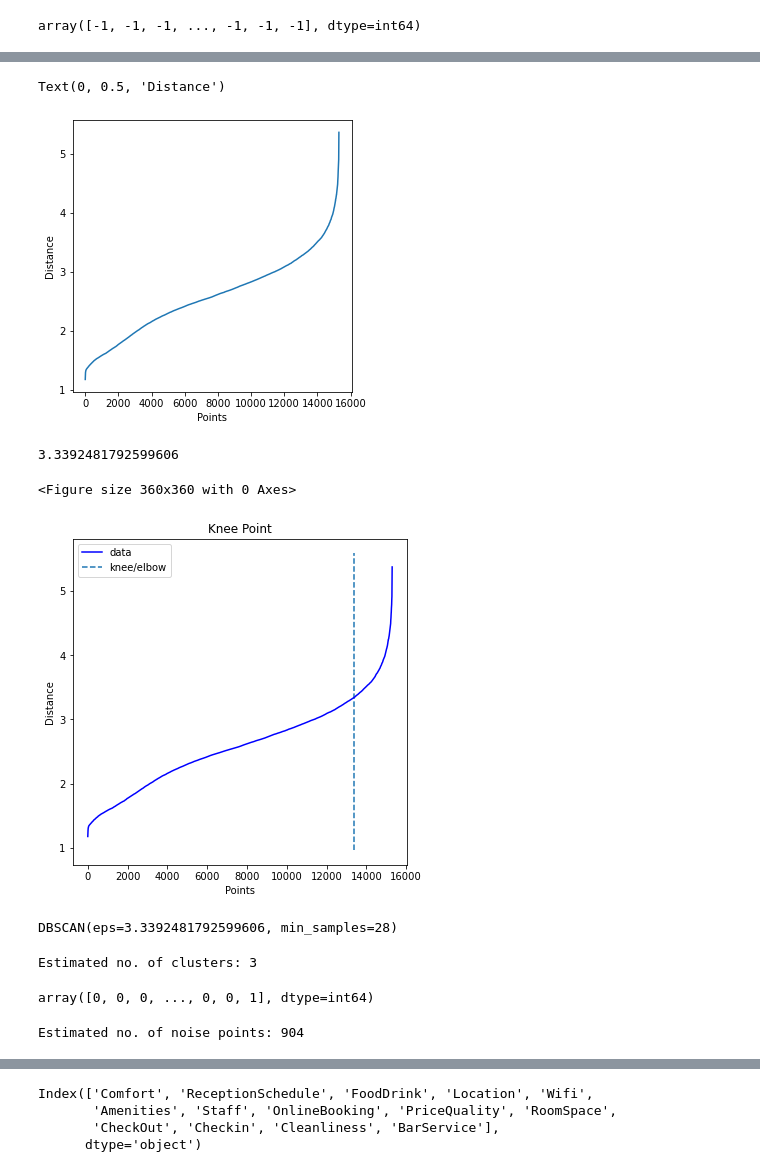
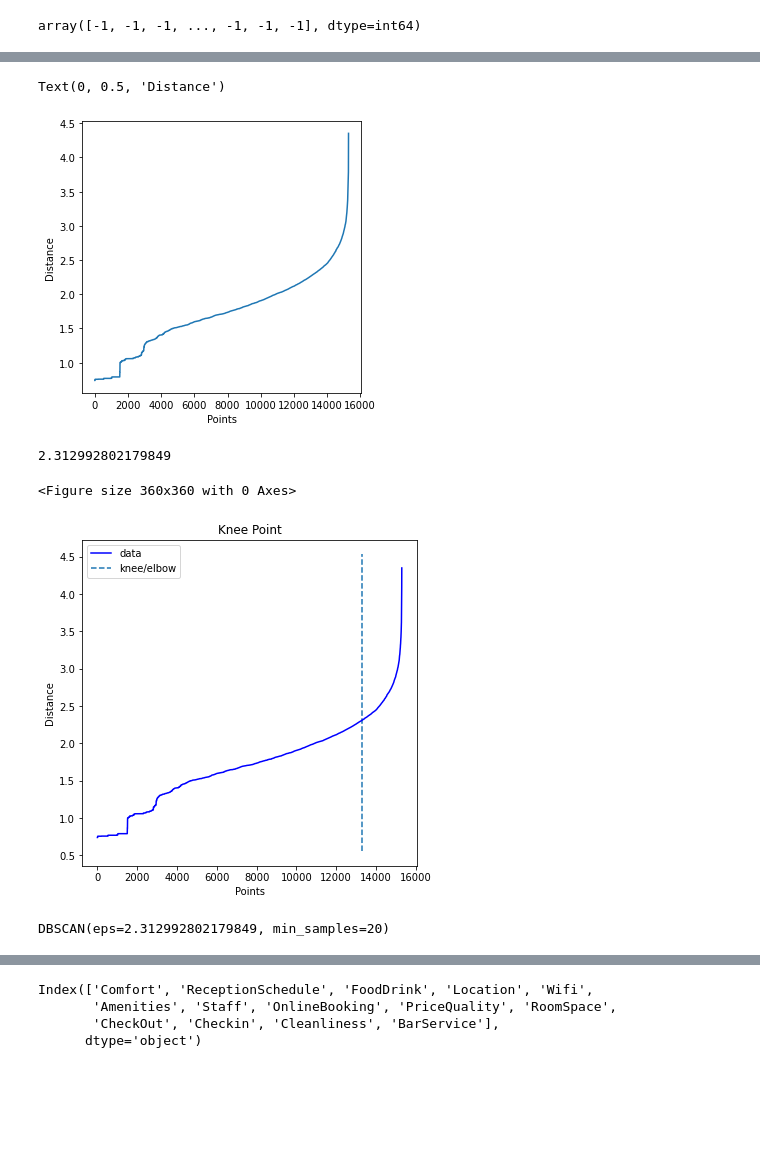
Before and after one commit to vascopombo/DSProject, a Jupyter notebook: Final.ipynb, the cells around one changed output, grey strips where cells are left out. Cells and saved outputs as stored; diff of their text form; code cells hidden in the pictures; blank space fills up the shorter version.

```diff
--- a/Final.ipynb
+++ b/Final.ipynb
@@ -710 +714,3 @@ sns.heatmap(df_corr, annot=True, fmt = '.1g')
+# %%
+df_for_dbscan = df_likert_std
 # %%
@@ -720,7 +726,7 @@ from sklearn.metrics import silhouette_score
 from sklearn.metrics import v_measure_score
 # %%
 dbscan_cluster1 = DBSCAN(eps=0.1, min_samples=8)
-dbscan_cluster1.fit(df_normalized)
+dbscan_cluster1.fit(df_for_dbscan)
 # %% [output]
 DBSCAN(eps=0.1, min_samples=8)
 # %%
@@ -752,19 +758,19 @@ Let us implement this technique below and generate a graph.
 # %%
 from sklearn.neighbors import NearestNeighbors
 
 nearest_neighbors = NearestNeighbors(n_neighbors=11)
-neighbors = nearest_neighbors.fit(df_normalized)
+neighbors = nearest_neighbors.fit(df_for_dbscan)
 
-distances, indices = neighbors.kneighbors(df_normalized)
+distances, indices = neighbors.kneighbors(df_for_dbscan)
 distances = np.sort(distances[:,10], axis=0)
 
 fig = plt.figure(figsize=(5, 5))
 plt.plot(distances)
 plt.xlabel("Points")
 plt.ylabel("Distance")
 # %% [output]
 Text(0, 0.5, 'Distance')
-[figure, old version]
+[figure, new version]
 # %%
 from kneed import KneeLocator
 
@@ -778,28 +784,11 @@ plt.ylabel("Distance")
 
 print(distances[knee.knee])
 # %% [output]
-3.3392481792599606
+2.312992802179849
 <Figure size 360x360 with 0 Axes>
-[figure, old version]
+[figure, new version]
 # %%
-dbscan_cluster1 = DBSCAN(eps=3.3392481792599606, min_samples=minPts + 5)
-dbscan_cluster1.fit(df_normalized)
+dbscan_cluster1 = DBSCAN(eps=2.312992802179849, min_samples=minPts + 5)
+dbscan_cluster1.fit(df_for_dbscan)
 # %% [output]
-DBSCAN(eps=3.3392481792599606, min_samples=28)
+DBSCAN(eps=2.312992802179849, min_samples=20)
-# %%
-# Number of Clusters
-labels=dbscan_cluster1.labels_
-N_clus=len(set(labels))-(1 if -1 in labels else 0)
-print('Estimated no. of clusters: %d' % N_clus)
-# %% [output]
-Estimated no. of clusters: 3
-# %%
-dbscan_cluster1.labels_
-# %% [output]
-array([0, 0, 0, ..., 0, 0, 1], dtype=int64)
-# %%
-# Identify Noise
-n_noise = list(dbscan_cluster1.labels_).count(-1)
-print('Estimated no. of noise points: %d' % n_noise)
-# %% [output]
-Estimated no. of noise points: 904
```
Also changed, not shown: parts of 33 cells of this notebook.
